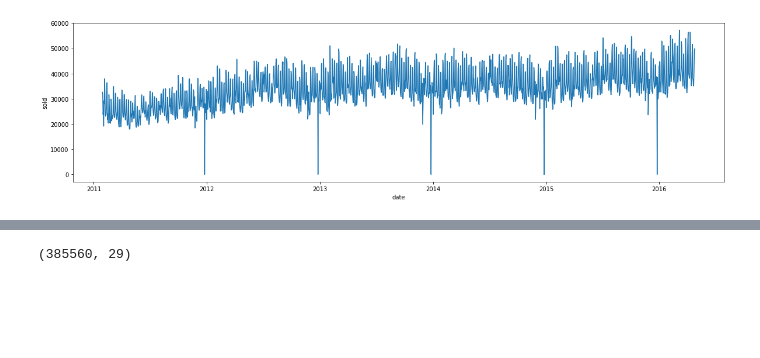
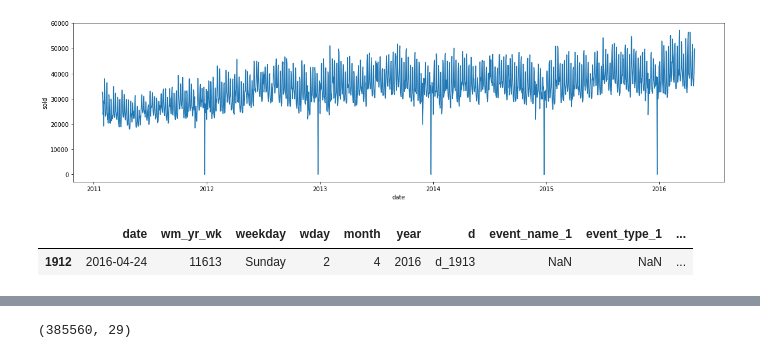
Before and after one commit to mtodisco10/m5-Uncertainty-2020, a Jupyter notebook: m5-eda.ipynb, the cells around one changed output, grey strips where cells are left out. Drawn from its saved outputs; the diff is of its cells as text; code cells hidden in the pictures; blank space fills up the shorter version.

```diff
--- a/m5-eda.ipynb
+++ b/m5-eda.ipynb
@@ -53,6 +53,11 @@ sns.lineplot(x = 'date', y = 'sold', data = merged_total_sold_per_day)
 # %% [output]
 <matplotlib.axes._subplots.AxesSubplot at 0x...>
 [figure]
+# %%
+cal_df.loc[cal_df.d == 'd_1913']
+# %% [output]
+|  | date | wm_yr_wk | weekday | wday | month | year | d | event_name_1 | event_type_1 | ... |
+| 1912 | 2016-04-24 | 11613 | Sunday | 2 | 4 | 2016 | d_1913 | NaN | NaN | ... |
 # %%
 def mean_absolute_percentage_errer(y_true, y_pred):
     y_true, y_pred = np.array(y_true), y_pred
```
Also changed, not shown: parts of 10 cells of this notebook.
